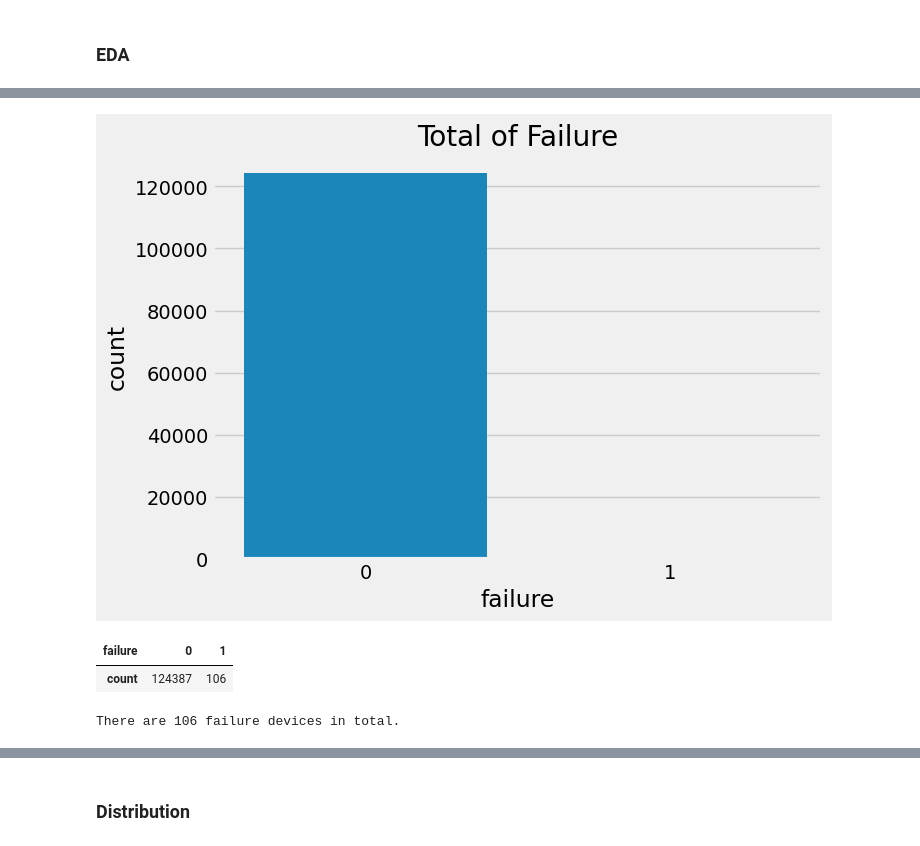
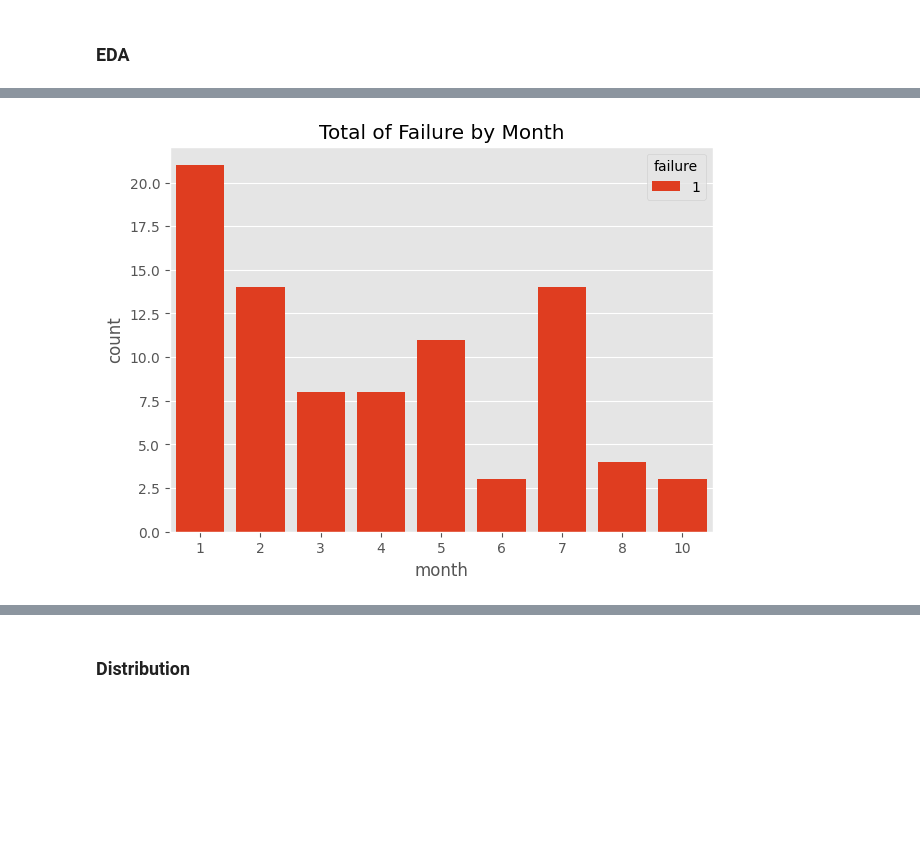
Before and after one commit to nrmzmh/our-learnings, a Jupyter notebook: K1_reliability_analysis.ipynb, the cells around one changed output, grey strips where cells are left out. Drawn from its saved outputs; the diff is of its cells as text; code cells hidden in the pictures; blank space fills up the shorter version.

```diff
--- a/K1_reliability_analysis.ipynb
+++ b/K1_reliability_analysis.ipynb
@@ -289,0 +370,10 @@ It seems this dataset have daily frequency.
+# %%
+# Keep non-failure device with max date more than "2015-05-01".
+max_date = df_raw.groupby("device")["date"].max().reset_index()
+df_max_date = pd.merge(df_raw, max_date, on=["device", "date"], how="inner")
+df_non_failure = df_max_date[df_max_date["failure"] == 0].copy()
+list_non_failure_device = df_non_failure[df_non_failure["date"] >= "2015-05-01"]["device"].tolist()
+list_failure_device = df_raw[df_raw["failure"] == 1]["device"].unique().tolist()
+
+df_study = df_raw[df_raw["device"].isin(list_non_failure_device + list_failure_device)]
+df_study
@@ -333,2 +448,18 @@ Done drop duplicates.
+# %%
+# Proprocess DataFrame into a non-repairable item.
+# Remove device that goes life after failure.
+list_failure_device = df_study[df_study["failure"] == 1]["device"].unique().tolist()
+
+max_date = df_study.groupby("device")["date"].max().reset_index()
+df_max_date = pd.merge(df_study, max_date, on=["device", "date"], how="inner")
+list_failure_max_date = df_max_date[df_max_date["failure"] == 1]["device"].tolist()
+
+list_diff_device = list(set(list_failure_device).difference(list_failure_max_date))
+df_diff = df_study[df_study["device"].isin(list_diff_device)]
+# df_diff[df_diff["failure"].where(df_diff["failure"] == 1).bfill(limit=1).ffill(limit=2).notnull()]
+
+for ix, row in df_max_date[df_max_date["device"].isin(list_diff_device)].iterrows():
+    if row["date"] < df_study["date"].max():
+        df_study = df_study[~(df_study["device"] == row["device"])]
 # %% [markdown]
 ### EDA
@@ -354,0 +466,9 @@ df.head(10)
+# %%
+# Create feature based on date.
+df_clean = df_study.sort_values(by=["device", "date"]).copy()
+df_clean.reset_index(inplace=True, drop=True)
+df_clean.loc[:, "month"] = df_clean.loc[:, "date"].dt.month
+df_clean.loc[:, "week_day"] = df_clean.loc[:, "date"].dt.weekday
+df_clean.loc[:, "week_day"] = df_clean.loc[:, "week_day"].replace(0, 7)
+df_clean.loc[:, "active_day"] = df_clean.loc[:, "date"] - df_clean["date"].min()
+df_clean
@@ -355,16 +514,7 @@ df.head(10)
 # %%
 plt.figure(figsize=(7, 5))
-sns.countplot(x="failure", data=df)
-plt.title("Total of Failure")
+sns.countplot(x="month", data=df_clean[df_clean["failure"] == 1], hue="failure", palette=["#FF2700"])
+plt.title("Total of Failure by Month")
 plt.show()
-
-pd.DataFrame(df["failure"].value_counts()).T
 # %% [output]
-[figure, old version]
+[figure, new version]
-| failure | 0 | 1 |
-| count | 124387 | 106 |
-# %%
-total_failure_devices = len(df[df["failure"] == 1]["device"].unique())
-print(f"There are {total_failure_devices} failure devices in total.")
-# %% [output]
-There are 106 failure devices in total.
```
Also changed, not shown: parts of 41 cells of this notebook.
